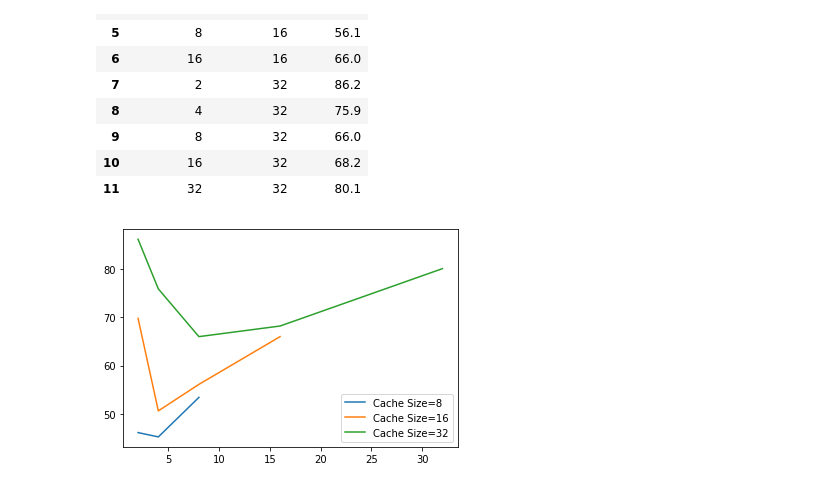
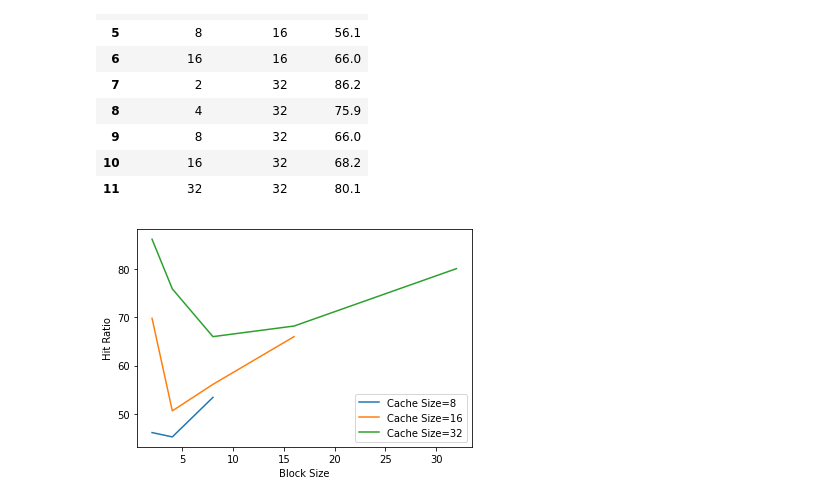
Before and after one commit to anshumanchaurasiavns/Coss_Assignment, a Jupyter notebook: GraphAssociative.ipynb, the cells around one changed output. Cells and saved outputs as stored; diff of their text form; code cells hidden in the pictures.

Commit message:
Graph Updated

```diff
--- a/GraphAssociative.ipynb
+++ b/GraphAssociative.ipynb
@@ -25,10 +25,12 @@ cacheSize32 = df.iloc[7:12,]
 # %%
 fig = plt.figure()
 ax = fig.add_subplot()
 ax.plot(cacheSize8['Block Size'], cacheSize8['Hit Ratio'], color='tab:blue',label="Cache Size=8")
 ax.plot(cacheSize16['Block Size'], cacheSize16['Hit Ratio'], color='tab:orange',label="Cache Size=16")
 ax.plot(cacheSize32['Block Size'], cacheSize32['Hit Ratio'], color='tab:green',label="Cache Size=32")
+ax.set_xlabel('Block Size')
+ax.set_ylabel('Hit Ratio')
 ax.legend()
 plt.show()
 # %% [output]
-[figure, old version]
+[figure, new version]
```
Also changed, not shown: 7 other files.
